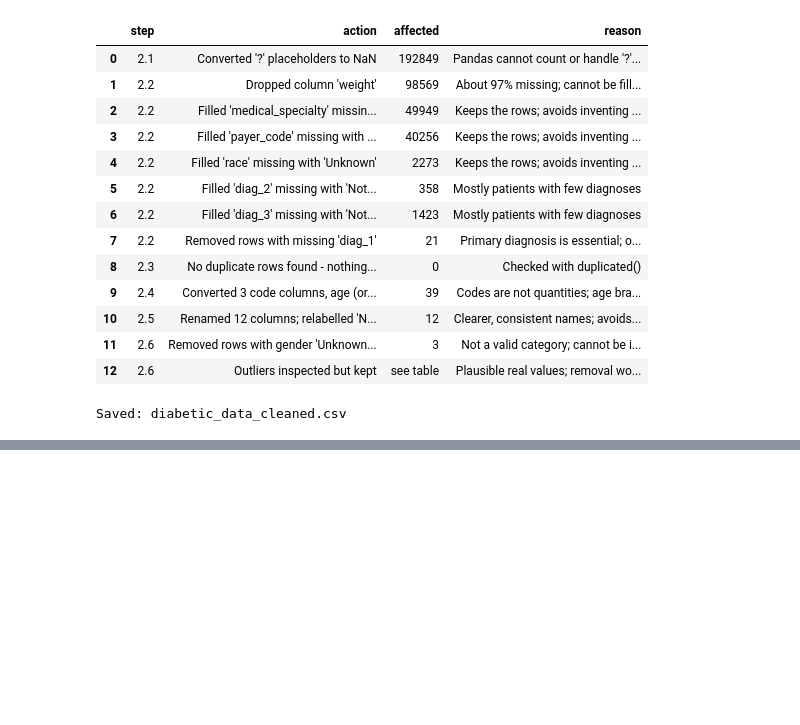
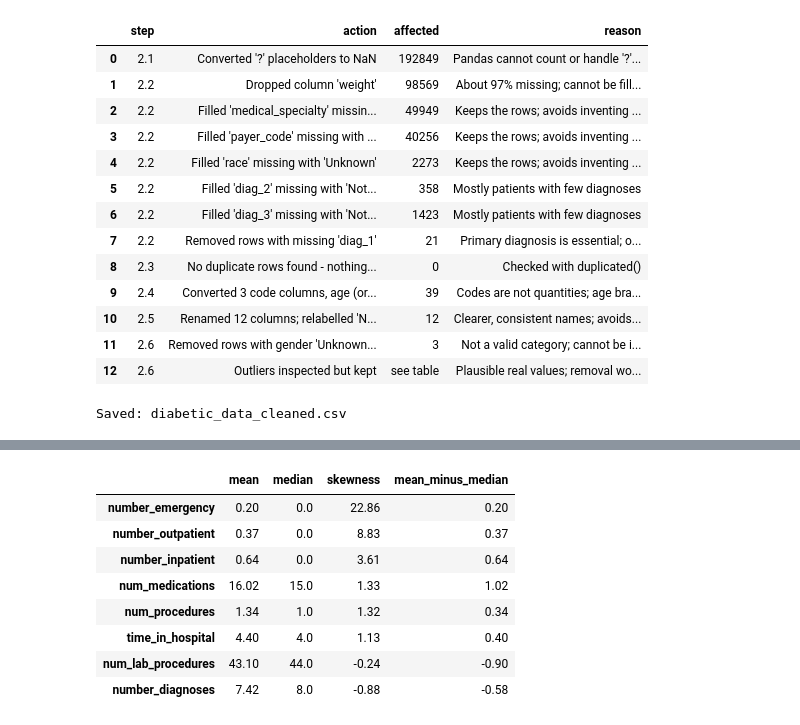
Before and after one commit to Al7bh/Devixo-Internship, a Jupyter notebook: Task_01_AI_ML/notebook/Task_01_Data_Analysis.ipynb, the cells around one changed output, grey strips where cells are left out. Cells and saved outputs as stored; diff of their text form; code cells hidden in the pictures; blank space fills up the shorter version.

```diff
--- a/Task_01_AI_ML/notebook/Task_01_Data_Analysis.ipynb
+++ b/Task_01_AI_ML/notebook/Task_01_Data_Analysis.ipynb
@@ -628,0 +731,18 @@ Saved: diabetic_data_cleaned.csv
+# %%
+mm = pd.DataFrame({
+    "mean": df_clean[num_cols].mean(),
+    "median": df_clean[num_cols].median(),
+    "skewness": df_clean[num_cols].skew(),
+}).round(2)
+mm["mean_minus_median"] = (mm["mean"] - mm["median"]).round(2)
+display(mm.sort_values("skewness", ascending=False))
+# %% [output]
+|  | mean | median | skewness | mean_minus_median |
+| number_emergency | 0.20 | 0.0 | 22.86 | 0.20 |
+| number_outpatient | 0.37 | 0.0 | 8.83 | 0.37 |
+| number_inpatient | 0.64 | 0.0 | 3.61 | 0.64 |
+| num_medications | 16.02 | 15.0 | 1.33 | 1.02 |
+| num_procedures | 1.34 | 1.0 | 1.32 | 0.34 |
+| time_in_hospital | 4.40 | 4.0 | 1.13 | 0.40 |
+| num_lab_procedures | 43.10 | 44.0 | -0.24 | -0.90 |
+| number_diagnoses | 7.42 | 8.0 | -0.88 | -0.58 |
```
Also changed, not shown: parts of 48 cells of this notebook.
